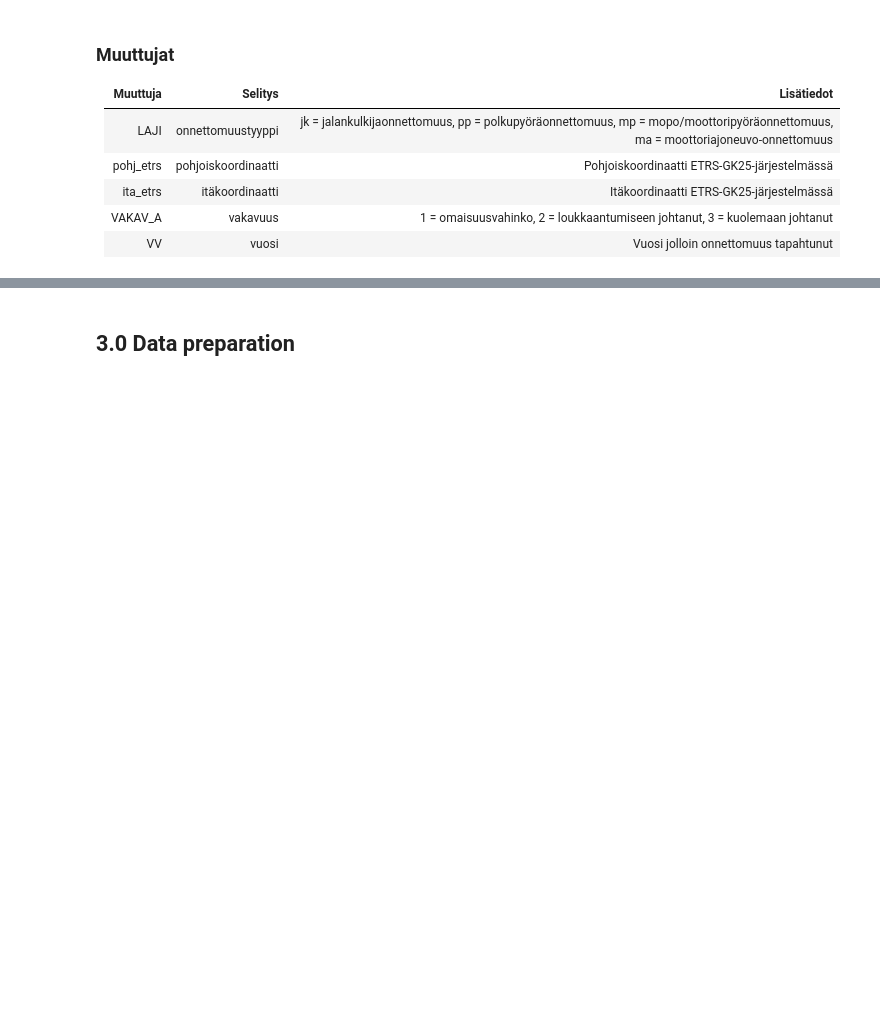
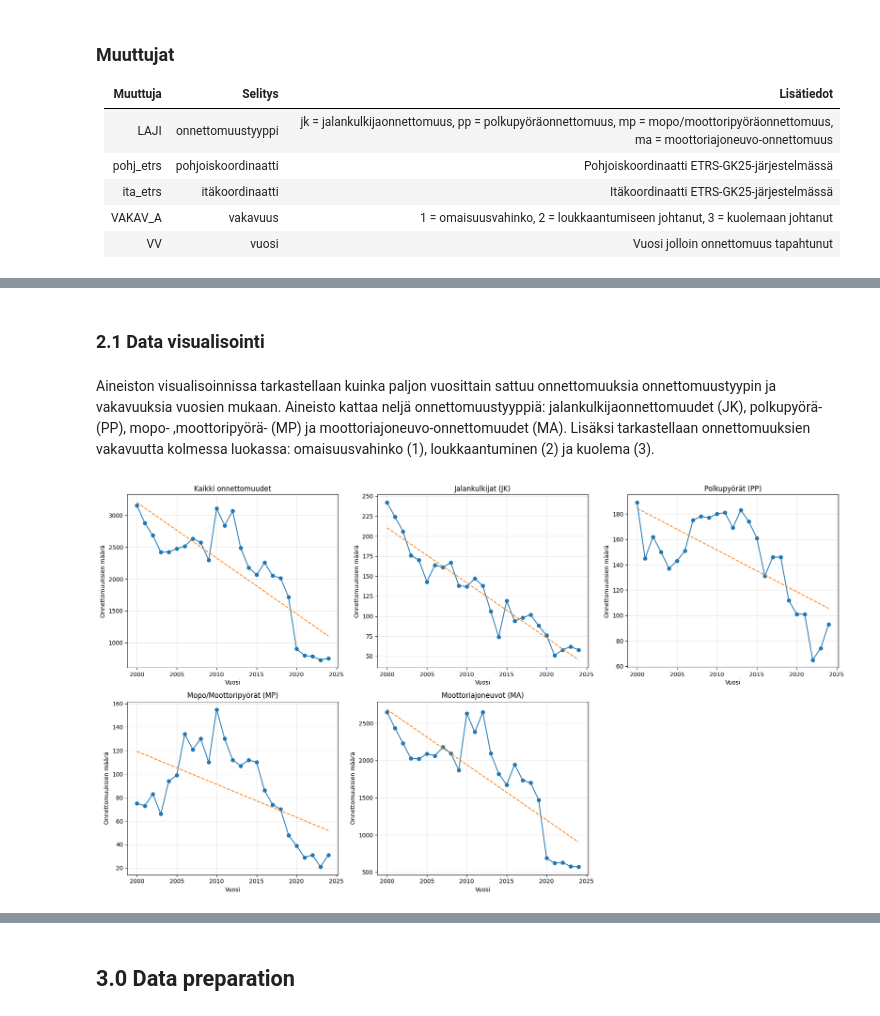
Before and after one commit to TonyKarlin/OhTu_ML_Project, a Jupyter notebook: Liikenneonnettomuudet.ipynb, the cells around one changed output, grey strips where cells are left out. Cells and saved outputs as stored; diff of their text form; code cells hidden in the pictures; blank space fills up the shorter version.

```diff
--- a/Liikenneonnettomuudet.ipynb
+++ b/Liikenneonnettomuudet.ipynb
@@ -88,0 +91,8 @@ memory usage: 2.1+ MB
+# %% [markdown]
+### 2.1 Data visualisointi
+# %% [markdown]
+Aineiston visualisoinnissa tarkastellaan kuinka paljon vuosittain sattuu onnettomuuksia onnettomuustyypin ja vakavuuksia vuosien mukaan. Aineisto kattaa neljä onnettomuustyyppiä: jalankulkijaonnettomuudet (JK), polkupyörä- (PP), mopo- ,moottoripyörä- (MP) ja moottoriajoneuvo-onnettomuudet (MA). Lisäksi tarkastellaan onnettomuuksien vakavuutta kolmessa luokassa: omaisuusvahinko (1), loukkaantuminen (2) ja kuolema (3).
+# %%
+plot_accidents_by_year(project_df)
+# %% [output]
+[figure, added]
```
Also changed, not shown: parts of 12 cells of this notebook, 1 other file.
